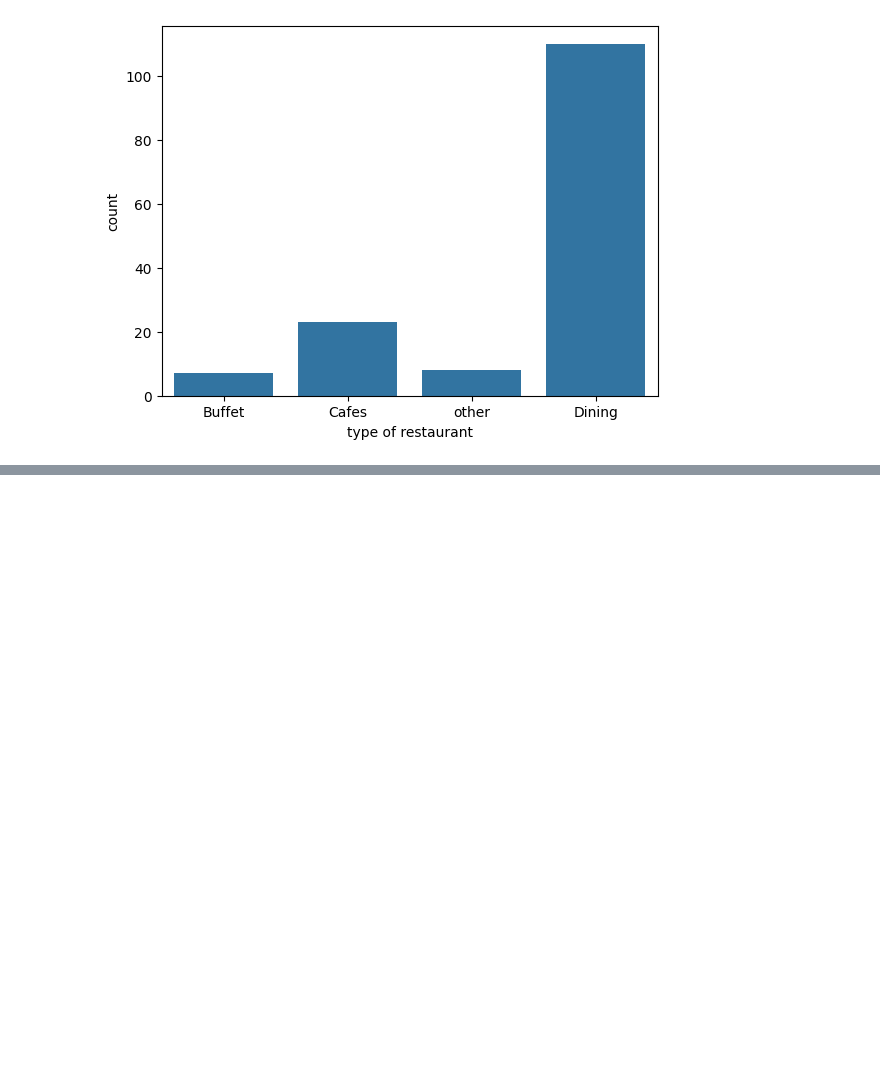
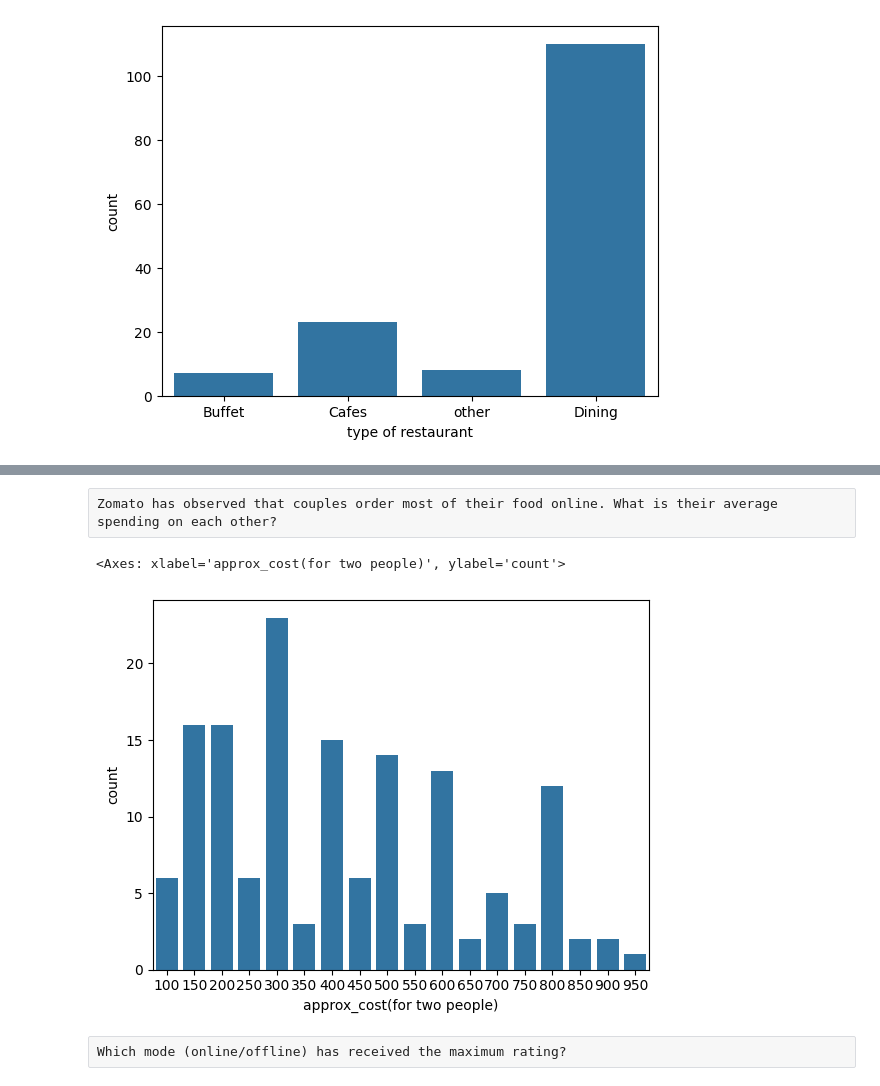
Before and after one commit to hetkothari09/zomatoDataAnalysis, a Jupyter notebook: Untitled Folder/zomatoAnalysis.ipynb, the cells around one changed output, grey strips where cells are left out. Cells and saved outputs as stored; diff of their text form; code cells hidden in the pictures; blank space fills up the shorter version.

```diff
--- a/Untitled Folder/zomatoAnalysis.ipynb
+++ b/Untitled Folder/zomatoAnalysis.ipynb
@@ -115,0 +201,10 @@ Text(0.5, 0, 'type of restaurant')
+# %% [raw]
+Zomato has observed that couples order most of their food online. What is their average spending on each other?
+# %%
+couple_data = df['approx_cost(for two people)']
+sns.countplot(x=couple_data)
+# %% [output]
+<Axes: xlabel='approx_cost(for two people)', ylabel='count'>
+[figure, added]
+# %% [raw]
+Which mode (online/offline) has received the maximum rating?
```
Also changed, not shown: parts of 22 cells of this notebook, 1 other file.
